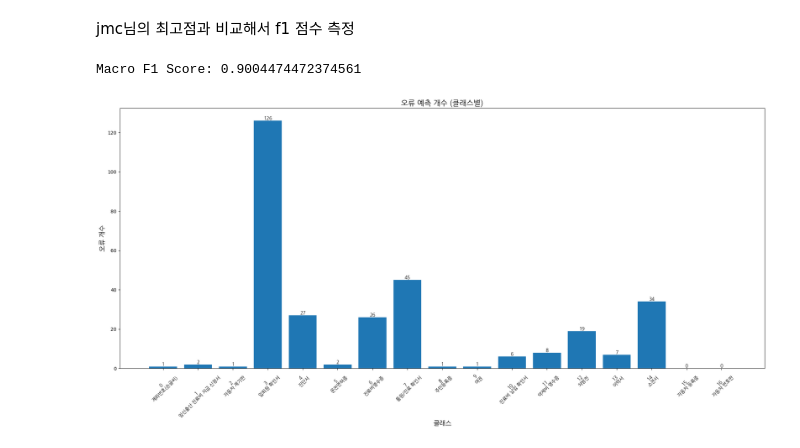
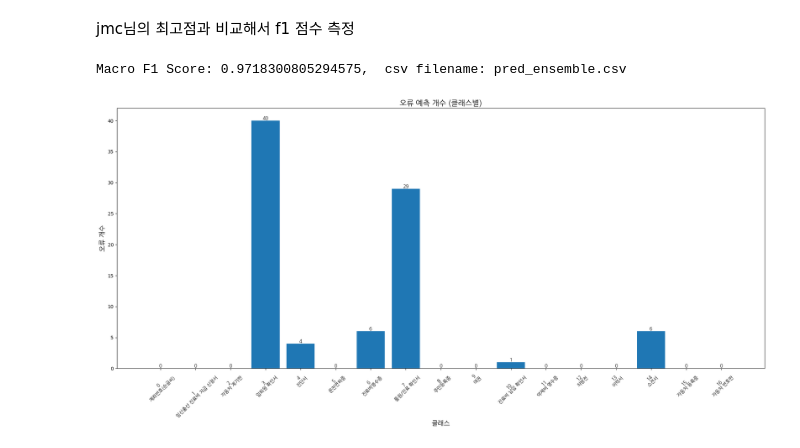
Before and after one commit to UpstageAILab3/upstage-cv-classification-cv11-pub, a Jupyter notebook: diff_with_other_pred_by_jmc.ipynb, the cells around one changed output. Cells and saved outputs as stored; diff of their text form; code cells hidden in the pictures.

```diff
--- a/diff_with_other_pred_by_jmc.ipynb
+++ b/diff_with_other_pred_by_jmc.ipynb
@@ -85,8 +85,8 @@ def plot_error_distribution(ground_truth, predictions):
 # %%
 # 예측 파일 경로
 file_paths = [
-    "9609.csv",
-    "pred_0805_t2.csv",
+    "9740.csv",
+    "pred_ensemble.csv",
 ]
 
 # 이미지 디렉토리 경로
@@ -96,21 +96,27 @@ image_dir = "datasets_fin/test"
 predictions = load_predictions(file_paths)
 
 # 다른 예측 찾기
-different_predictions = find_different_predictions(predictions)
+# different_predictions = find_different_predictions(predictions)
 
 # # 결과 출력
 # print(different_predictions)
 
 # Macro F1 점수 계산
 ground_truth_name = os.path.basename(file_paths[0]).split('.')[0]
-prediction_name = os.path.basename(file_paths[-1]).split('.')[0]
 ground_truth = predictions[ground_truth_name][ground_truth_name]
-prediction = predictions[prediction_name][prediction_name]
-macro_f1 = calculate_macro_f1(ground_truth, prediction)
-print(f"Macro F1 Score: {macro_f1}")
 
-# 오류 분포 그래프 표시
-plot_error_distribution(ground_truth, prediction)
+for i in range(1, len(predictions)):
+    prediction_name = os.path.basename(file_paths[i]).split('.')[0]
+    prediction = predictions[prediction_name][prediction_name]
+    macro_f1 = calculate_macro_f1(ground_truth, prediction)
+    print(f"Macro F1 Score: {macro_f1},  csv filename: {os.path.basename(file_paths[i])}")
 # %% [output]
-Macro F1 Score: 0.9004474472374561
+Macro F1 Score: 0.9718300805294575,  csv filename: pred_ensemble.csv
-[figure, removed]
+# %%
+prediction_name = os.path.basename(file_paths[-1]).split('.')[0]
+prediction = predictions[prediction_name][prediction_name]
+
+# 오류 분포 그래프 표시
+plot_error_distribution(ground_truth, prediction)
+# %% [output]
+[figure, added]
```
